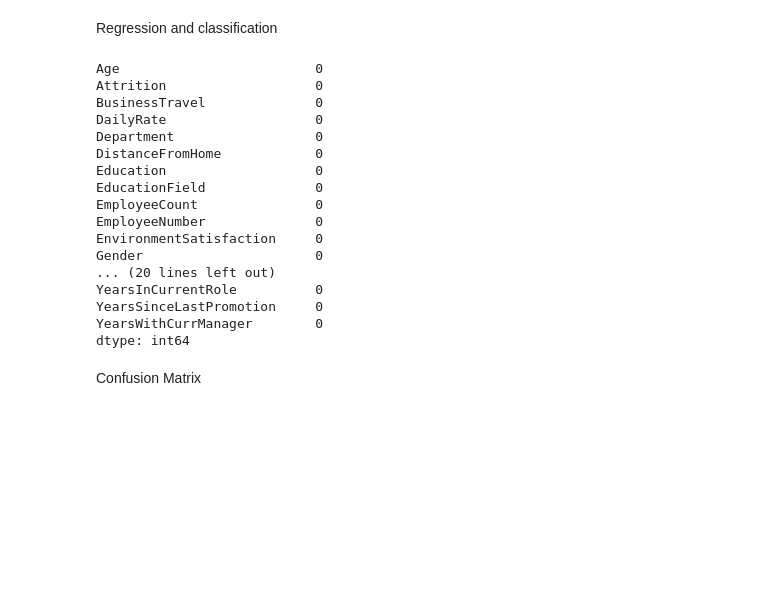
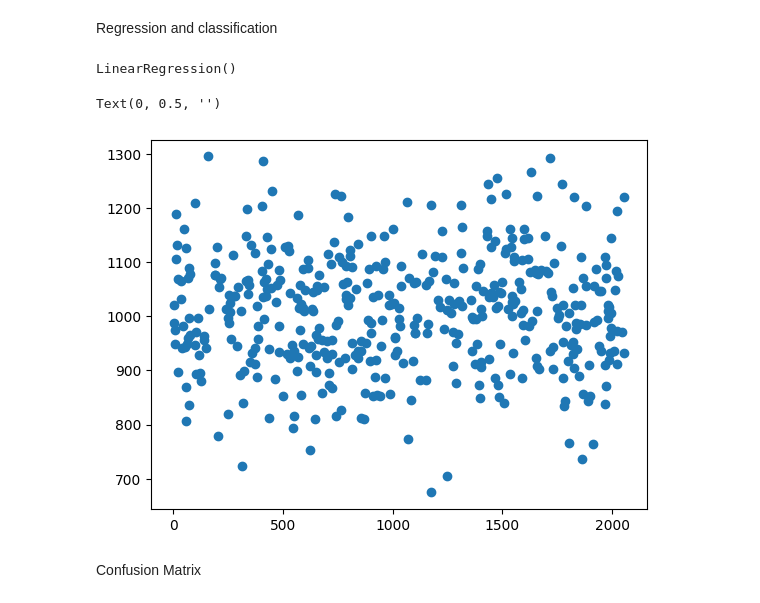
Before and after one commit to KarimWalidFawzy/AttritionForecast-Analysis-and-Prediction_results, a Jupyter notebook: data.ipynb, the cells around one changed output. Drawn from its saved outputs; the diff is of its cells as text; code cells hidden in the pictures; blank space fills up the shorter version.

```diff
--- a/data.ipynb
+++ b/data.ipynb
@@ -74,8 +74,8 @@ import numpy as np
 import matplotlib.pyplot as plt
 from sklearn.model_selection import train_test_split
 #Linear regression
-from sklearn import linear_model
-linearmodel=linear_model.LinearRegression()
+from sklearn.linear_model import LinearRegression
+linearmodel=LinearRegression()
 #classification
 data['Attrition']=data['Attrition'].astype('category')
 data['Attrition']=data['Attrition'].cat.codes
@@ -97,25 +97,17 @@ data['OverTime']=data['OverTime'].astype('category')
 data['OverTime']=data['OverTime'].cat.codes
 x=data['EmployeeNumber']
 Y=data.drop(columns='EmployeeNumber')
-x_train,x_test,y_train,y_test=train_test_split(x,Y,test_size=0.3,random_state=0)
+x_train,x_test,y_train,y_test=train_test_split(Y,x,test_size=0.3,random_state=0)
 linearmodel.fit(x_train,y_train)
 # %% [output]
-Age                         0
-Attrition                   0
-BusinessTravel              0
-DailyRate                   0
-Department                  0
-DistanceFromHome            0
-Education                   0
-EducationField              0
-EmployeeCount               0
-EmployeeNumber              0
-EnvironmentSatisfaction     0
-Gender                      0
-... (20 lines left out)
-YearsInCurrentRole          0
-YearsSinceLastPromotion     0
-YearsWithCurrManager        0
-dtype: int64
+LinearRegression()
+# %%
+y_pred=linearmodel.predict(x_test)
+plt.scatter(y_test,y_pred)
+plt.xlabel("")
+plt.ylabel("")
+# %% [output]
+Text(0, 0.5, '')
+[figure, added]
 # %% [markdown]
 Confusion Matrix
```
Also changed, not shown: parts of 4 cells of this notebook.
